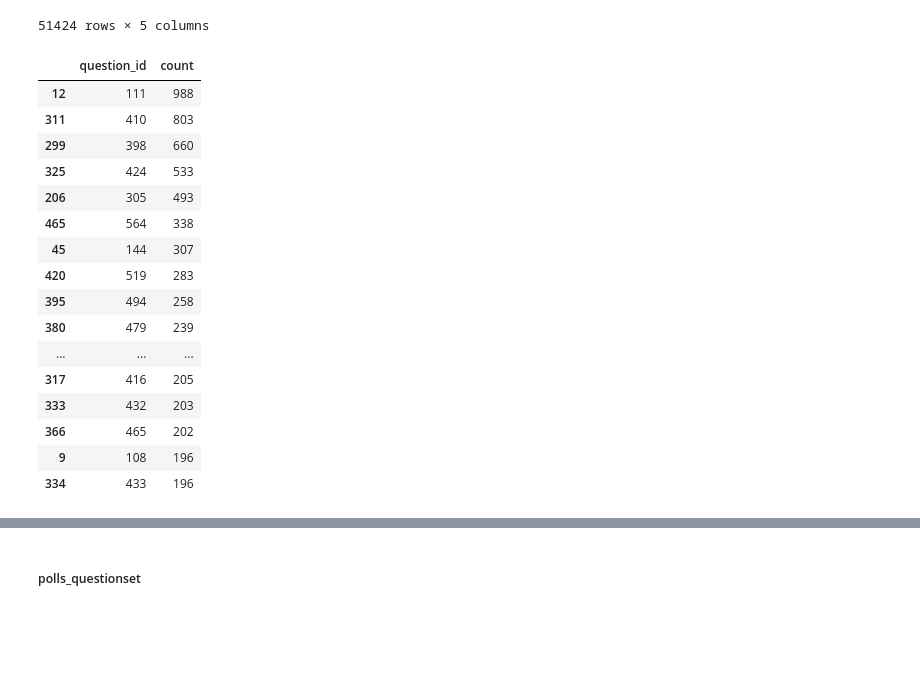
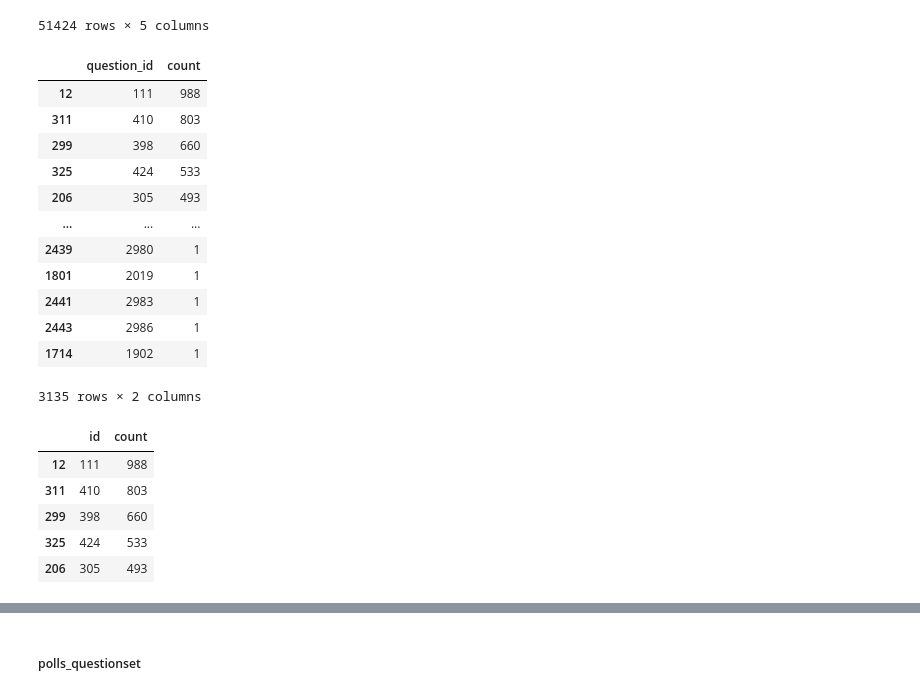
Before and after one commit to goodnews724/sprint_final_project, a Jupyter notebook: notebooks/jaemun.ipynb, the cells around one changed output, grey strips where cells are left out. Drawn from its saved outputs; the diff is of its cells as text; code cells hidden in the pictures; blank space fills up the shorter version.

```diff
--- a/notebooks/jaemun.ipynb
+++ b/notebooks/jaemun.ipynb
@@ -237,25 +292,21 @@ polls_questionreport
 | 51423 | 55767 | 그냥 싫어 | 2024-05-05 14:56:25 | 3438 | 1397426 |
 51424 rows × 5 columns
 # %%
-polls_questionreport.groupby(['question_id'])[['id']].count().reset_index().rename(columns={'id': 'count'}).sort_values(by='count', ascending=False).head(20)
+polls_questionreport.groupby(['question_id'])[['id']].count().reset_index().rename(columns={'id': 'count'}).sort_values(by='count', ascending=False)
 # %% [output]
 |  | question_id | count |
 | 12 | 111 | 988 |
 | 311 | 410 | 803 |
 | 299 | 398 | 660 |
 | 325 | 424 | 533 |
 | 206 | 305 | 493 |
-| 465 | 564 | 338 |
-| 45 | 144 | 307 |
-| 420 | 519 | 283 |
-| 395 | 494 | 258 |
-| 380 | 479 | 239 |
 | ... | ... | ... |
-| 317 | 416 | 205 |
-| 333 | 432 | 203 |
-| 366 | 465 | 202 |
-| 9 | 108 | 196 |
-| 334 | 433 | 196 |
+| 2439 | 2980 | 1 |
+| 1801 | 2019 | 1 |
+| 2441 | 2983 | 1 |
+| 2443 | 2986 | 1 |
+| 1714 | 1902 | 1 |
+3135 rows × 2 columns
 # %%
 polls_questionreport.loc[polls_questionreport['question_id']==111]
 # %%
@@ -262,0 +314,9 @@ report = polls_questionreport.groupby(['question_id'])[['id']].count().sort_valu
+# %%
+report.head(5)
+# %% [output]
+|  | id | count |
+| 12 | 111 | 988 |
+| 311 | 410 | 803 |
+| 299 | 398 | 660 |
+| 325 | 424 | 533 |
+| 206 | 305 | 493 |
```
Also changed, not shown: parts of 13 cells of this notebook.
